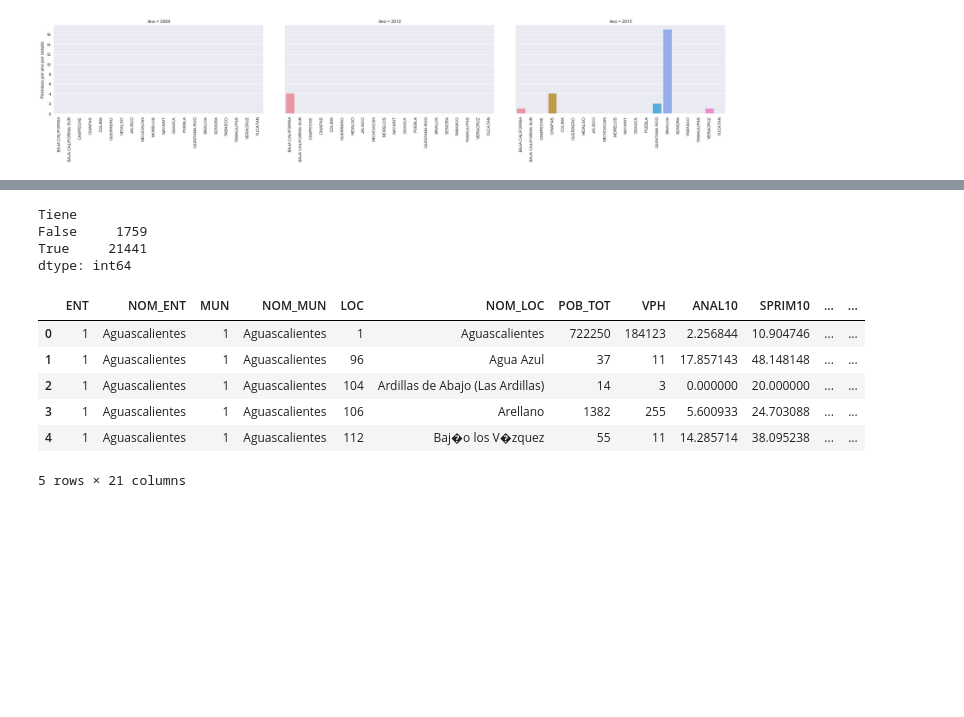
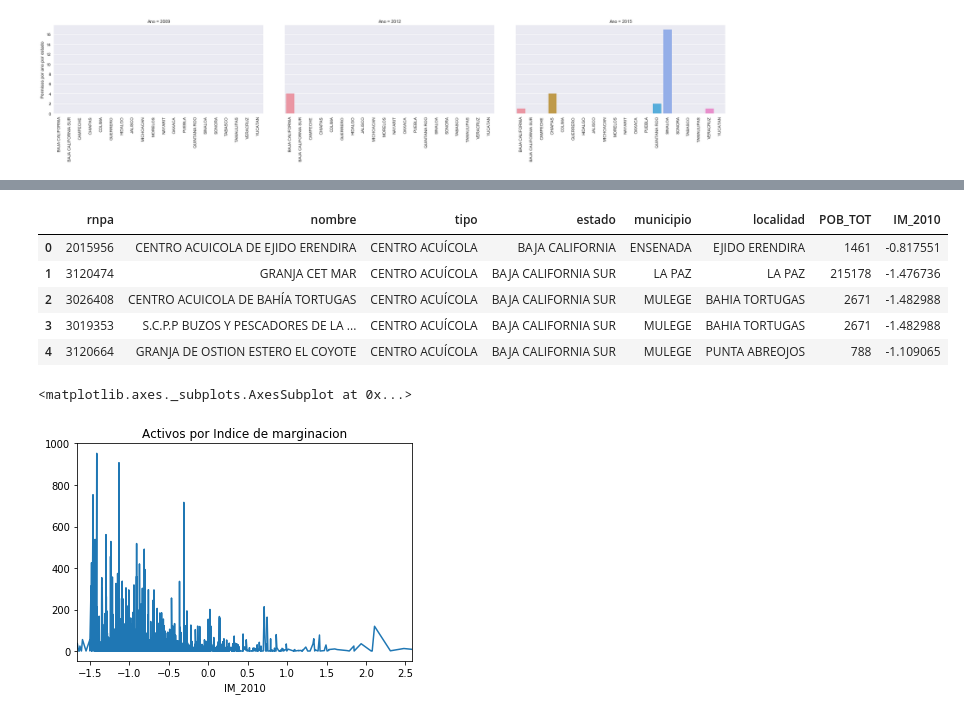
Before and after one commit to pescandodatos/analisis, a Jupyter notebook: Beneficio_Social.ipynb, the cells around one changed output, grey strips where cells are left out. Cells and saved outputs as stored; diff of their text form; code cells hidden in the pictures; blank space fills up the shorter version.

```diff
--- a/Beneficio_Social.ipynb
+++ b/Beneficio_Social.ipynb
@@ -352,7 +213,0 @@ source = ColumnDataSource(data=dict(
-# %%
-beneficiarios_gasolina_permisos.groupby('Tiene').size()
-# %% [output]
-Tiene
-False     1759
-True     21441
-dtype: int64
@@ -456,14 +214,17 @@ show(p) # show the plot
 # %%
 # Cruzar beneficiarios con Grado de Marginación por Localidad
 
-# GM_2010, NOM_ENT, NOM_MUN, NOM_LOC, POB_TOT
-localidades = pandas.read_csv('../datos/marginacion/Localidades2010/basecompleta.csv')
-localidades.head()
+activos = pandas.read_csv('datos/activos_con_marginacion_localidad.csv')
+activos.head()
 # %% [output]
-|  | ENT | NOM_ENT | MUN | NOM_MUN | LOC | NOM_LOC | POB_TOT | VPH | ANAL10 | SPRIM10 | ... | ... |
-| 0 | 1 | Aguascalientes | 1 | Aguascalientes | 1 | Aguascalientes | 722250 | 184123 | 2.256844 | 10.904746 | ... | ... |
-| 1 | 1 | Aguascalientes | 1 | Aguascalientes | 96 | Agua Azul | 37 | 11 | 17.857143 | 48.148148 | ... | ... |
-| 2 | 1 | Aguascalientes | 1 | Aguascalientes | 104 | Ardillas de Abajo (Las Ardillas) | 14 | 3 | 0.000000 | 20.000000 | ... | ... |
-| 3 | 1 | Aguascalientes | 1 | Aguascalientes | 106 | Arellano | 1382 | 255 | 5.600933 | 24.703088 | ... | ... |
-| 4 | 1 | Aguascalientes | 1 | Aguascalientes | 112 | Baj�o los V�zquez | 55 | 11 | 14.285714 | 38.095238 | ... | ... |
+|  | rnpa | nombre | tipo | estado | municipio | localidad | POB_TOT | IM_2010 |
+| 0 | 2015956 | CENTRO ACUICOLA DE EJIDO ERENDIRA | CENTRO ACUÍCOLA | BAJA CALIFORNIA | ENSENADA | EJIDO ERENDIRA | 1461 | -0.817551 |
+| 1 | 3120474 | GRANJA CET MAR | CENTRO ACUÍCOLA | BAJA CALIFORNIA SUR | LA PAZ | LA PAZ | 215178 | -1.476736 |
+| 2 | 3026408 | CENTRO ACUICOLA DE BAHÍA TORTUGAS | CENTRO ACUÍCOLA | BAJA CALIFORNIA SUR | MULEGE | BAHIA TORTUGAS | 2671 | -1.482988 |
+| 3 | 3019353 | S.C.P.P BUZOS Y PESCADORES DE LA ... | CENTRO ACUÍCOLA | BAJA CALIFORNIA SUR | MULEGE | BAHIA TORTUGAS | 2671 | -1.482988 |
+| 4 | 3120664 | GRANJA DE OSTION ESTERO EL COYOTE | CENTRO ACUÍCOLA | BAJA CALIFORNIA SUR | MULEGE | PUNTA ABREOJOS | 788 | -1.109065 |
-5 rows × 21 columns
+# %%
+activos.groupby('IM_2010').size().plot(title='Activos por Indice de marginacion', x='Indice de Marginacion 2010')
+# %% [output]
+<matplotlib.axes._subplots.AxesSubplot at 0x...>
+[figure, added]
```
Also changed, not shown: parts of 28 cells of this notebook, 4 other files.
